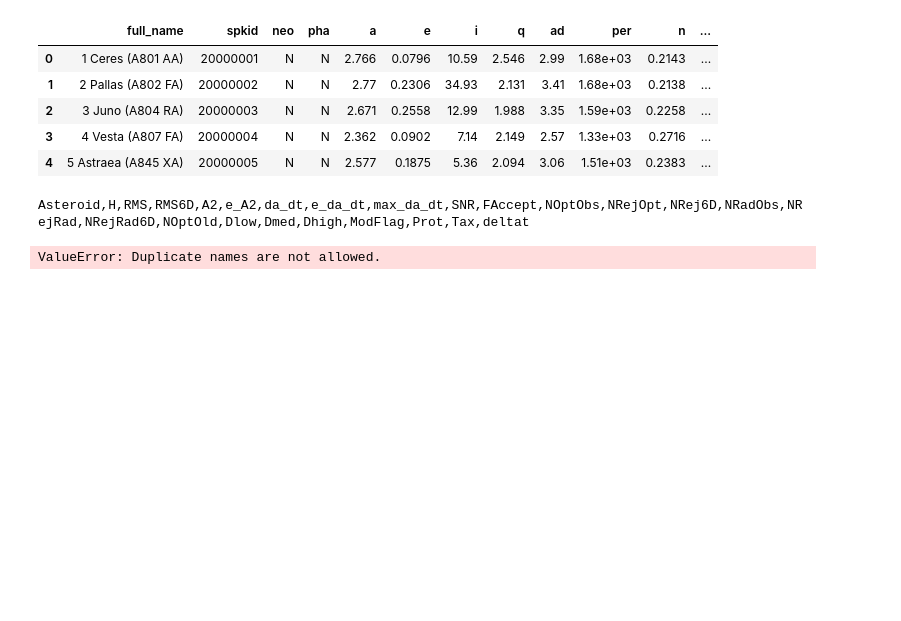
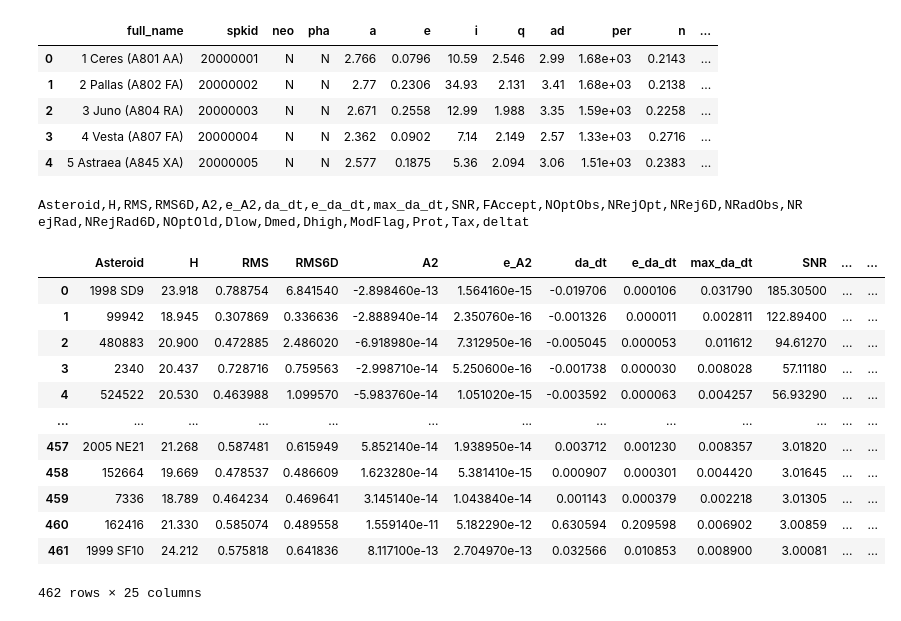
Before and after one commit to Anth1337/BramHacks-2025, a Jupyter notebook: test.ipynb, the cells around one changed output. Cells and saved outputs as stored; diff of their text form; code cells hidden in the pictures; blank space fills up the shorter version.

```diff
--- a/test.ipynb
+++ b/test.ipynb
@@ -153,7 +120,28 @@ print(csv_header_line)
 Asteroid,H,RMS,RMS6D,A2,e_A2,da_dt,e_da_dt,max_da_dt,SNR,FAccept,NOptObs,NRejOpt,NRej6D,NRadObs,NRejRad,NRejRad6D,NOptOld,Dlow,Dmed,Dhigh,ModFlag,Prot,Tax,deltat
 # %%
 # Now let's load that data from Gaia (`tableb1.dat`)
-gaia_data = pandas.read_csv('./confirmed_yark_dataset/tableb1.dat', sep='\s+', names=csv_header_line, comment='#')
+
+# `names` must be a list of column names (use csv_headers), and explicitly set header=None
+
+gaia_data = pandas.read_fwf(
+	'./confirmed_yark_dataset/tableb1.dat',
+	colspecs='infer',
+)
+gaia_data.columns = csv_headers
 gaia_data.head()
+
+gaia_data
 # %% [output]
+|  | Asteroid | H | RMS | RMS6D | A2 | e_A2 | da_dt | e_da_dt | max_da_dt | SNR | ... | ... |
+| 0 | 1998 SD9 | 23.918 | 0.788754 | 6.841540 | -2.898460e-13 | 1.564160e-15 | -0.019706 | 0.000106 | 0.031790 | 185.30500 | ... | ... |
+| 1 | 99942 | 18.945 | 0.307869 | 0.336636 | -2.888940e-14 | 2.350760e-16 | -0.001326 | 0.000011 | 0.002811 | 122.89400 | ... | ... |
+| 2 | 480883 | 20.900 | 0.472885 | 2.486020 | -6.918980e-14 | 7.312950e-16 | -0.005045 | 0.000053 | 0.011612 | 94.61270 | ... | ... |
+| 3 | 2340 | 20.437 | 0.728716 | 0.759563 | -2.998710e-14 | 5.250600e-16 | -0.001738 | 0.000030 | 0.008028 | 57.11180 | ... | ... |
+| 4 | 524522 | 20.530 | 0.463988 | 1.099570 | -5.983760e-14 | 1.051020e-15 | -0.003592 | 0.000063 | 0.004257 | 56.93290 | ... | ... |
+| ... | ... | ... | ... | ... | ... | ... | ... | ... | ... | ... | ... | ... |
+| 457 | 2005 NE21 | 21.268 | 0.587481 | 0.615949 | 5.852140e-14 | 1.938950e-14 | 0.003712 | 0.001230 | 0.008357 | 3.01820 | ... | ... |
+| 458 | 152664 | 19.669 | 0.478537 | 0.486609 | 1.623280e-14 | 5.381410e-15 | 0.000907 | 0.000301 | 0.004420 | 3.01645 | ... | ... |
+| 459 | 7336 | 18.789 | 0.464234 | 0.469641 | 3.145140e-14 | 1.043840e-14 | 0.001143 | 0.000379 | 0.002218 | 3.01305 | ... | ... |
+| 460 | 162416 | 21.330 | 0.585074 | 0.489558 | 1.559140e-11 | 5.182290e-12 | 0.630594 | 0.209598 | 0.006902 | 3.00859 | ... | ... |
+| 461 | 1999 SF10 | 24.212 | 0.575818 | 0.641836 | 8.117100e-13 | 2.704970e-13 | 0.032566 | 0.010853 | 0.008900 | 3.00081 | ... | ... |
-ValueError: Duplicate names are not allowed.
+462 rows × 25 columns
```
Also changed, not shown: parts of 9 cells of this notebook, 2 other files.
